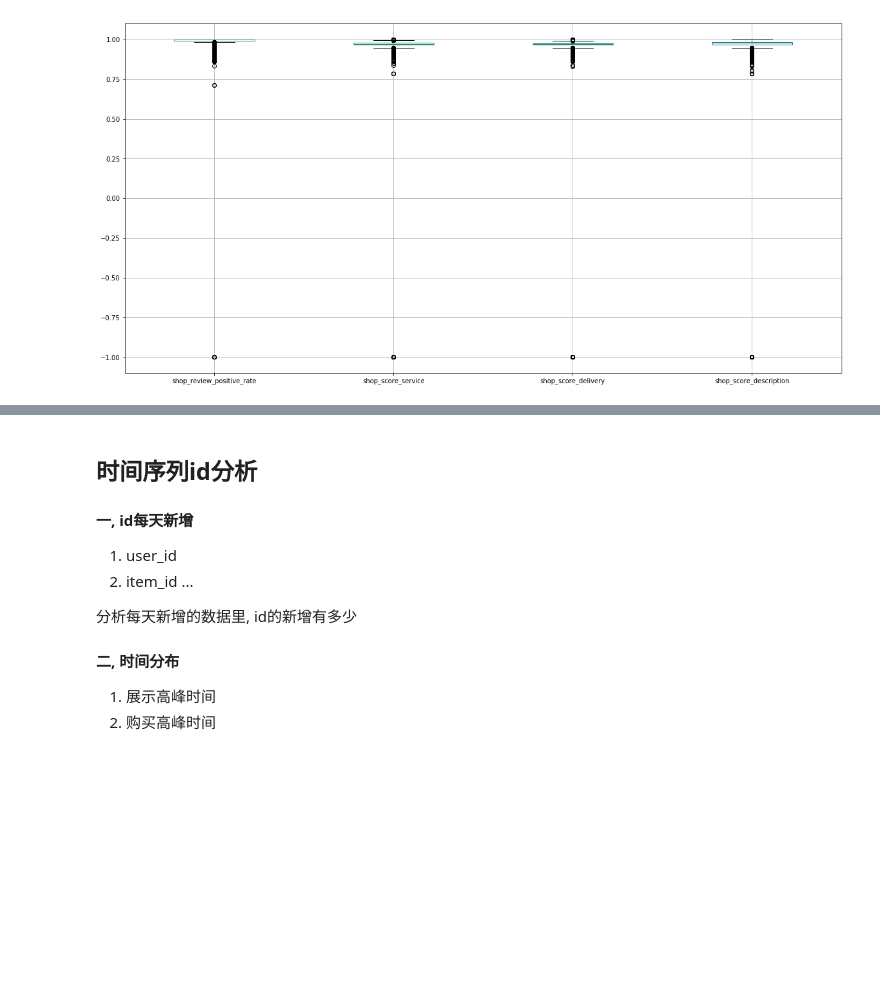
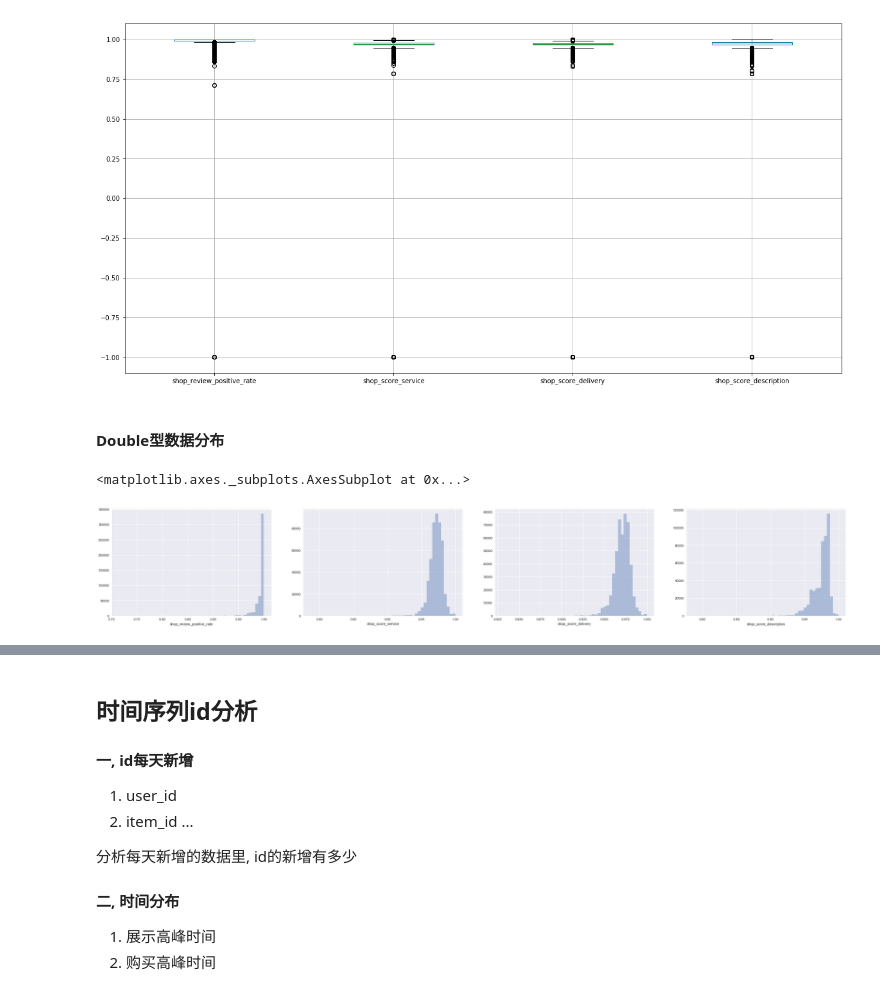
Before and after one commit to secrettianchigroup/SecretTianchiProject, a Jupyter notebook: data_peek.ipynb, the cells around one changed output, grey strips where cells are left out. Cells and saved outputs as stored; diff of their text form; code cells hidden in the pictures; blank space fills up the shorter version.

```diff
--- a/data_peek.ipynb
+++ b/data_peek.ipynb
@@ -173,5 +189,16 @@ train_df[ser3_list].boxplot(figsize=(20,10))
 # %% [output]
 <matplotlib.axes._subplots.AxesSubplot at 0x...>
 [figure]
+# %% [markdown]
+#### Double型数据分布
+# %%
+f, (ax1, ax2, ax3, ax4) = plt.subplots(1, 4, figsize=(40, 6))
+sns.distplot(train_df[train_df['shop_review_positive_rate']>0]['shop_review_positive_rate'], kde=False, ax=ax1)
+sns.distplot(train_df[train_df['shop_score_service']>0]['shop_score_service'], kde=False, ax=ax2)
+sns.distplot(train_df[train_df['shop_score_delivery']>0]['shop_score_delivery'], kde=False, ax=ax3)
+sns.distplot(train_df[train_df['shop_score_description']>0]['shop_score_description'], kde=False, ax=ax4)
+# %% [output]
+<matplotlib.axes._subplots.AxesSubplot at 0x...>
+[figure, added]
 # %%
 train_df.describe()
```
Also changed, not shown: parts of 6 cells of this notebook.
